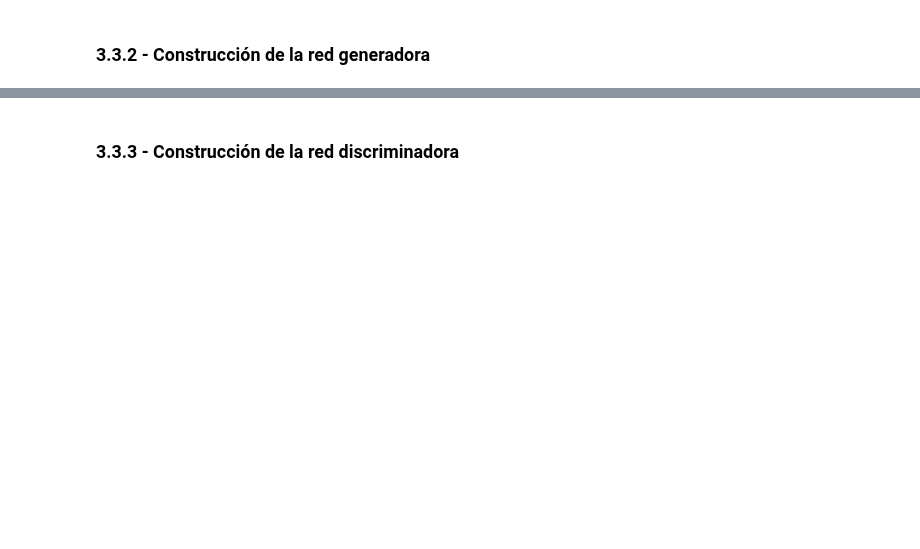
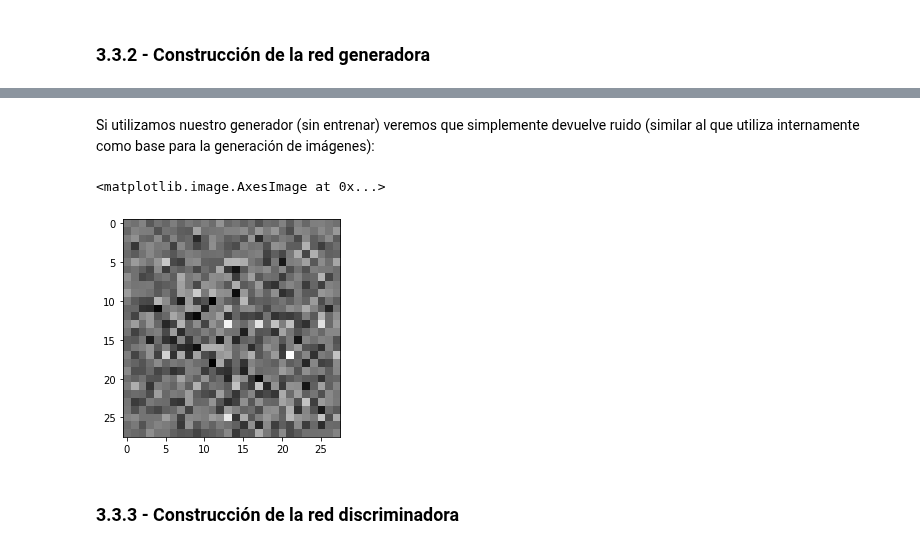
Before and after one commit to ferjorosa/tokio-school-dl-03-2023, a Jupyter notebook: 3 - VISION ARTIFICIAL MEDIANTE EL DEEP LEARNING/3-Redes generativas adversarias.ipynb, the cells around one changed output, grey strips where cells are left out. Cells and saved outputs as stored; diff of their text form; code cells hidden in the pictures; blank space fills up the shorter version.

```diff
--- a/3 - VISION ARTIFICIAL MEDIANTE EL DEEP LEARNING/3-Redes generativas adversarias.ipynb
+++ b/3 - VISION ARTIFICIAL MEDIANTE EL DEEP LEARNING/3-Redes generativas adversarias.ipynb
@@ -28,2 +215,47 @@
+# %%
+def build_generator_model(
+    name: str,
+    height: int,
+    width: int,
+):
+    model = keras.Sequential()
+    model.add(layers.Dense(7*7*256,
+                           use_bias=False,
+                           input_shape=(height*width,)))
+    model.add(layers.BatchNormalization())
+    model.add(layers.LeakyReLU())
+
+    model.add(layers.Reshape((7, 7, 256)))
+    assert model.output_shape == (None, 7, 7, 256)  # Nota: "None" corresponde al batch size
+
+    model.add(layers.Conv2DTranspose(128, (5, 5), strides=(1, 1), padding='same', use_bias=False))
+    assert model.output_shape == (None, 7, 7, 128)
+    model.add(layers.BatchNormalization())
+    model.add(layers.LeakyReLU())
+
+    model.add(layers.Conv2DTranspose(64, (5, 5), strides=(2, 2), padding='same', use_bias=False))
+    assert model.output_shape == (None, 14, 14, 64)
+    model.add(layers.BatchNormalization())
+    model.add(layers.LeakyReLU())
+
+    model.add(layers.Conv2DTranspose(1, (5, 5), strides=(2, 2), padding='same', use_bias=False, activation='tanh'))
+    assert model.output_shape == (None, height, width, 1) # 1 es el número de dimensiones final (i.e., blanco y negro)
+
+    return model
+# %% [markdown]
+Si utilizamos nuestro generador (sin entrenar) veremos que simplemente devuelve ruido (similar al que utiliza internamente como base para la generación de imágenes):
+# %%
+width = 28
+height = 28
+generator = build_generator_model("generator", height, width)
+
+# Le pasamos un vector de 784 valores aleatorios como input
+noise = tf.random.normal([1, height*width])
+generated_image = generator(noise, training=False)
+
+plt.imshow(generated_image[0, :, :, 0], cmap='gray')
+# %% [output]
+<matplotlib.image.AxesImage at 0x...>
+[figure, added]
 # %% [markdown]
 ### 3.3.3 - Construcción de la red discriminadora
```
Also changed, not shown: parts of 35 cells of this notebook, 12 other files.
